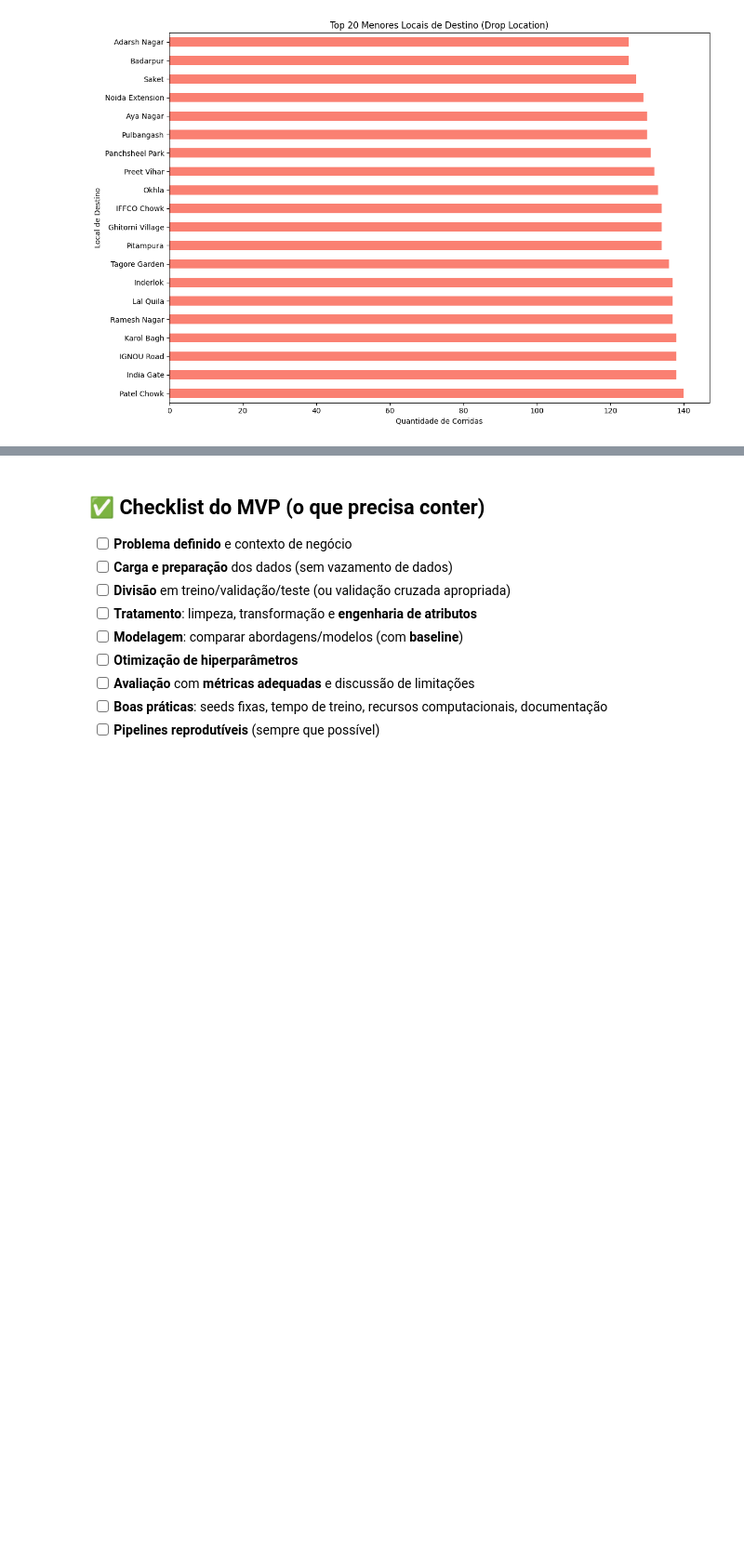
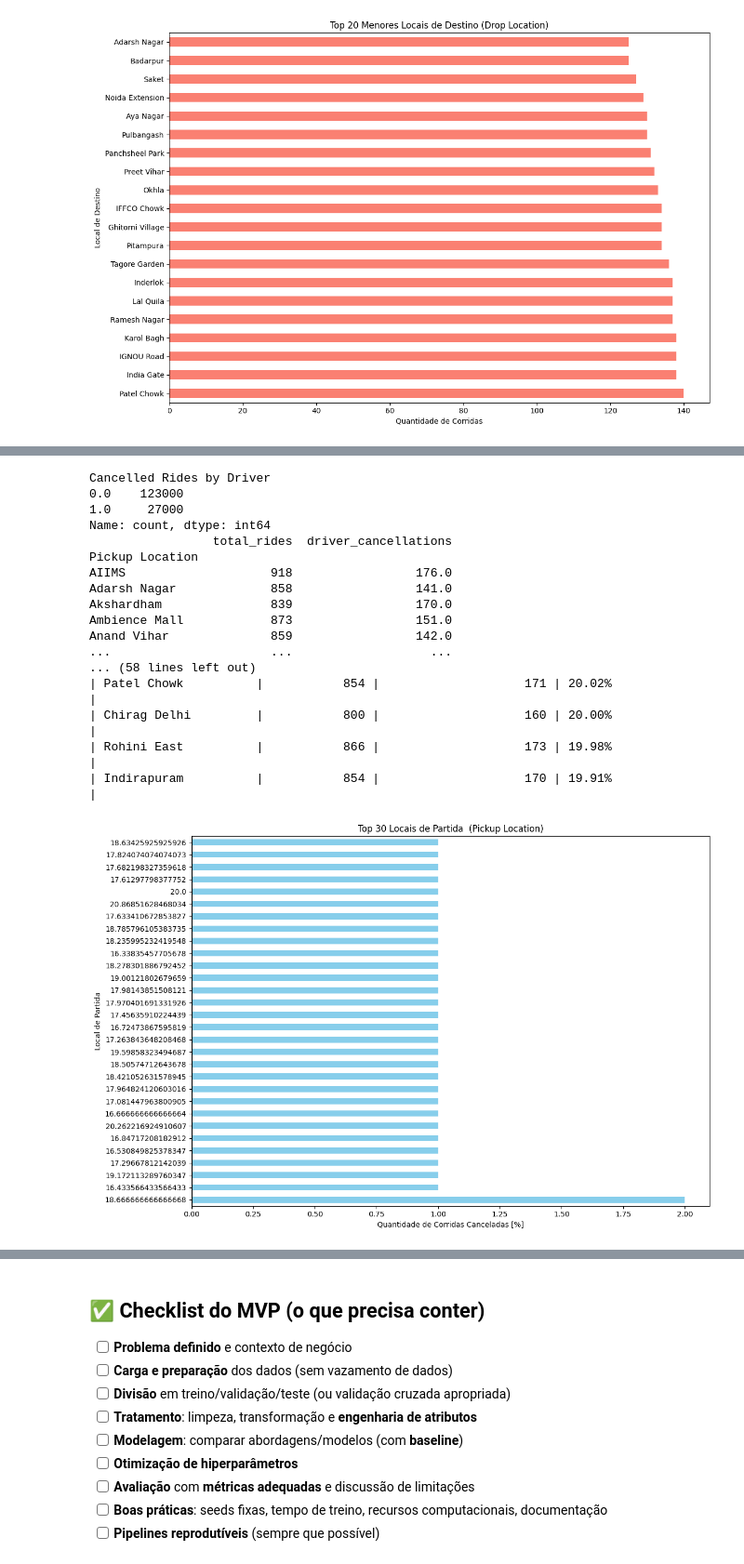
Before and after one commit to enakirimoto/Machine-Learning-and-Analytics, a Jupyter notebook: Projeto_Eric_MVP_ML_&_Analytics.ipynb, the cells around one changed output, grey strips where cells are left out. Shown at 93% size. Cells and saved outputs as stored; diff of their text form; code cells hidden in the pictures; blank space fills up the shorter version.

```diff
--- a/Projeto_Eric_MVP_ML_&_Analytics.ipynb
+++ b/Projeto_Eric_MVP_ML_&_Analytics.ipynb
@@ -296,3 +296,57 @@ Em uma análise sobre os motivos, entende-se que o motivo de tosse/gripe é algo
 
 Sobre os problemas pessoais, embora o entendimento do analista seja de que possam ser causas aleatórias, os dados serão mantidos pois a aleatóriedade desses eventos podem ser relacionados com meses do ano ou horários em um dia.
+# %%
+#Criando outros dataframes para não afetar o original
+df_calc = df.copy()
+df_calc = df_calc.fillna(0)
+print(df_calc['Cancelled Rides by Driver'].value_counts())
+
+location_stats = df_calc.groupby('Pickup Location').agg(
+    total_rides=('Booking ID', 'count'),
+    driver_cancellations=('Cancelled Rides by Driver', 'sum')
+)
+print(location_stats)
+significant_locations = location_stats.copy()
+significant_locations['cancellation_rate_percent'] =  (significant_locations['driver_cancellations'] / significant_locations['total_rides']) * 100
+#print(significant_locations)
+
+
+topsignigicant_30_pickup = significant_locations['cancellation_rate_percent'].value_counts().nlargest(30)
+print(topsignigicant_30_pickup)
+
+plt.figure(figsize=(12, 8))
+topsignigicant_30_pickup.sort_values(ascending=False).plot(kind='barh', color='skyblue')
+plt.title('Top 30 Locais de Partida  (Pickup Location)')
+plt.xlabel('Quantidade de Corridas Canceladas [%]')
+plt.ylabel('Local de Partida')
+plt.tight_layout()
+
+
+top_20_highest_rate = significant_locations.nlargest(20, 'cancellation_rate_percent')
+
+final_result = top_20_highest_rate.sort_values('cancellation_rate_percent', ascending=False)
+
+final_result['cancellation_rate_percent'] = final_result['cancellation_rate_percent'].map('{:.2f}%'.format)
+
+print("As 20 'Pickup Locations' com maior taxa de cancelamento por motorista (em ordem crescente):")
+print(final_result.to_markdown(index=True))
+# %% [output]
+Cancelled Rides by Driver
+0.0    123000
+1.0     27000
+Name: count, dtype: int64
+                 total_rides  driver_cancellations
+Pickup Location
+AIIMS                    918                 176.0
+Adarsh Nagar             858                 141.0
+Akshardham               839                 170.0
+Ambience Mall            873                 151.0
+Anand Vihar              859                 142.0
+...                      ...                   ...
+... (58 lines left out)
+| Patel Chowk          |           854 |                    171 | 20.02%                      |
+| Chirag Delhi         |           800 |                    160 | 20.00%                      |
+| Rohini East          |           866 |                    173 | 19.98%                      |
+| Indirapuram          |           854 |                    170 | 19.91%                      |
+[figure, added]
 # %%
```
Also changed, not shown: parts of 12 cells of this notebook.
